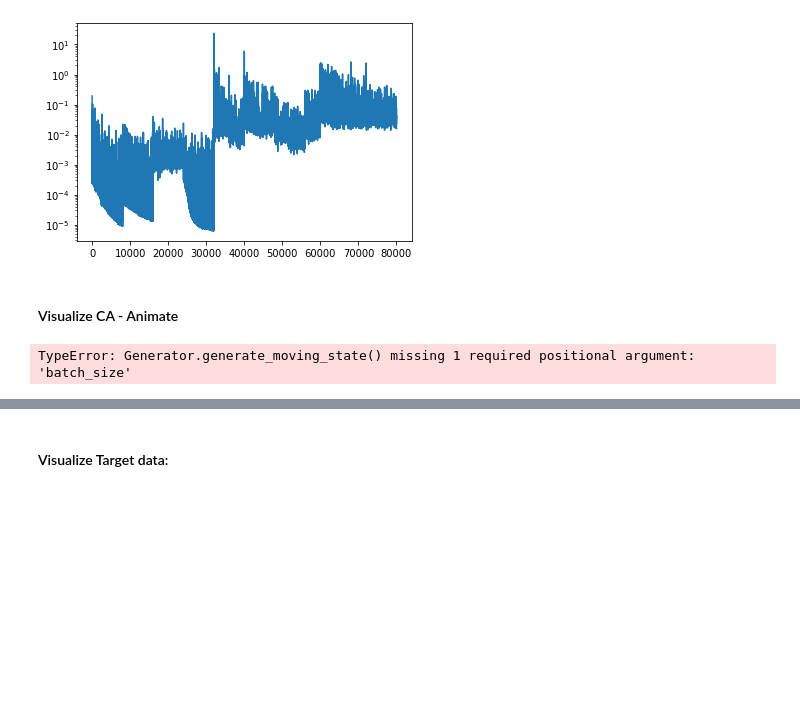
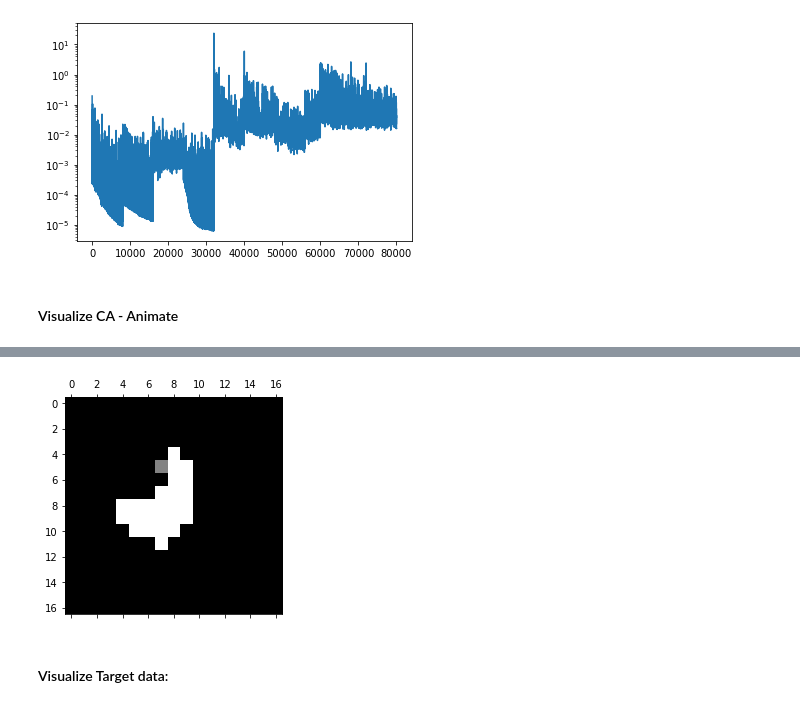
Before and after one commit to Yarlermanden/MultiCellularAutomata, a Jupyter notebook: Experiments/Visualize.ipynb, the cells around one changed output, grey strips where cells are left out. Cells and saved outputs as stored; diff of their text form; code cells hidden in the pictures; blank space fills up the shorter version.

```diff
--- a/Experiments/Visualize.ipynb
+++ b/Experiments/Visualize.ipynb
@@ -44,11 +46,11 @@ plt.show()
 # %% [markdown]
 #### Visualize CA - Animate
 # %%
-#state = generator.generate_stationary_state()
-state = generator.generate_moving_state(1)
+#state = generator.generate_stationary_state(batch_size)
+state = generator.generate_moving_state(1, batch_size)
 
 def extract_data(state):
-    return state.x.detach().cpu().numpy()[0]
+    return state.x.detach().cpu().numpy()[0,0]
 
 @torch.no_grad()
 def animate(i):
@@ -63,4 +65,3 @@ mat = ax.matshow(extract_data(state), cmap='gray')
 
 IPython.display.HTML(animation.FuncAnimation(fig, animate, frames=50, interval=100).to_jshtml())
 # %% [output]
-TypeError: Generator.generate_moving_state() missing 1 required positional argument: 'batch_size'
@@ -67,3 +69,4 @@ TypeError: Generator.generate_moving_state() missing 1 required positional argum
+[figure, added]
 # %% [markdown]
 #### Visualize Target data:
 # %%
```
Also changed, not shown: parts of 4 cells of this notebook, 2 other files.
